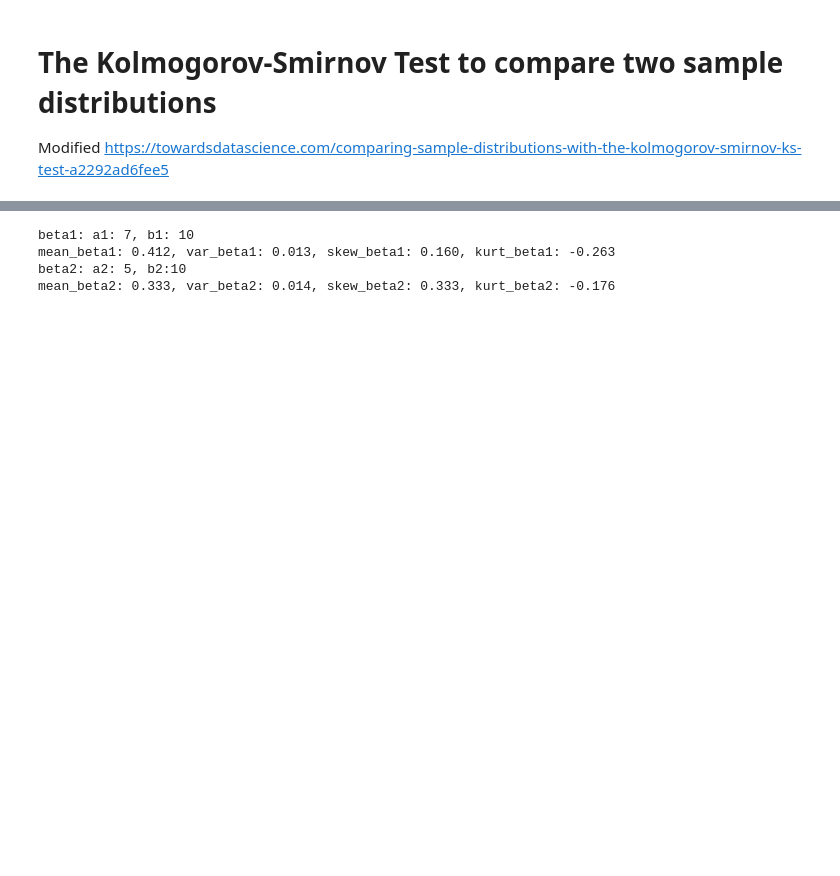
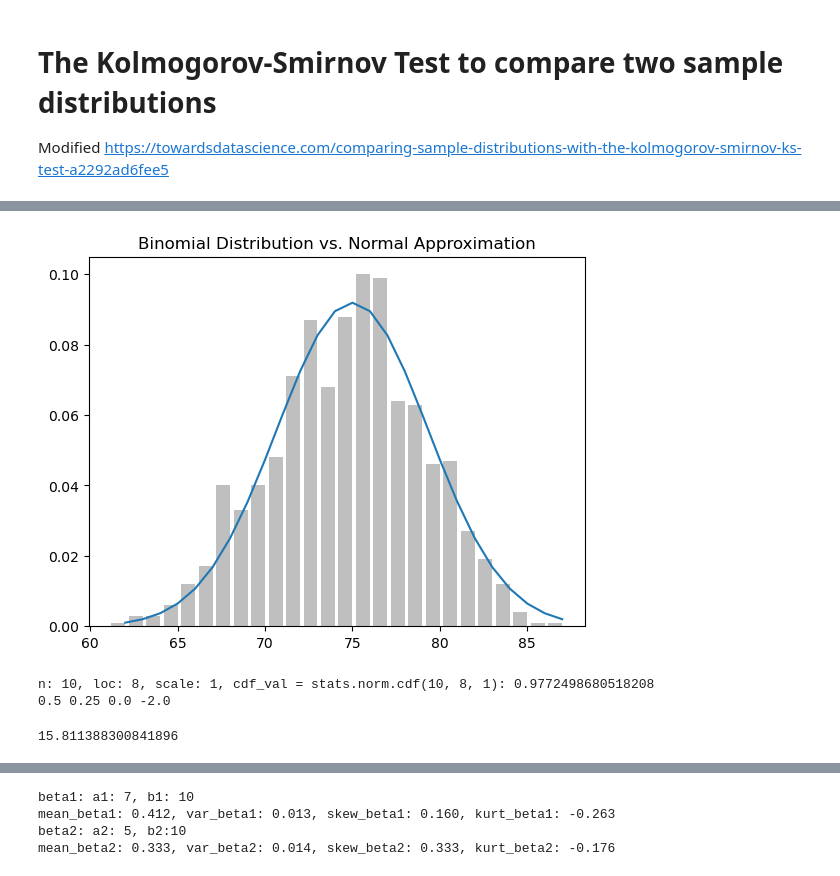
Before and after one commit to zatserkl/KolmogorovSmirnov, a Jupyter notebook: Kolmogorov-Smirnov.ipynb, the cells around one changed output, grey strips where cells are left out. Drawn from its saved outputs; the diff is of its cells as text; code cells hidden in the pictures; blank space fills up the shorter version.

```diff
--- a/Kolmogorov-Smirnov.ipynb
+++ b/Kolmogorov-Smirnov.ipynb
@@ -15,0 +67,17 @@ import matplotlib.pyplot as plt
+# %%
+# Scratch from the book Data Science from Scratch
+
+import random
+
+extreme_value_count = 0
+
+for _ in range(1000):
+    num_heads = sum(1 if random.random() < 0.5 else 0 for _ in range(1000))  # Count # of heads in 1000 flips
+
+    if num_heads >= 530 or num_heads <= 470:                                 # count how often the # is 'extreme'
+        extreme_value_count += 1
+
+print(f'extreme_value_count: {extreme_value_count}')
+
+# p-value was 0.062 => ~62 extreme values out of 1000
+assert 59 < extreme_value_count < 65, f"{extreme_value_count}"
@@ -15,0 +361,60 @@ import matplotlib.pyplot as plt
+# %%
+# from scratch.probability
+
+import random
+
+def bernoulli_trial(p: float) -> int:
+    """Returns 1 with probability p and 0 with probability 1-p"""
+    return 1 if random.random() < p else 0
+
+def binomial(n: int, p: float) -> int:
+    """Returns the sum of n bernoulli(p) trials"""
+    return sum(bernoulli_trial(p) for _ in range(n))
+
+from collections import Counter
+
+def binomial_histogram_1(p: float, n: int, num_points: int) -> None:
+    """Picks points from a Binomial(n, p) and plots their histogram"""
+    data = [binomial(n, p) for _ in range(num_points)]
+
+    # use a bar chart to show the actual binomial samples
+    histogram = Counter(data)
+    plt.bar([x - 0.4 for x in histogram.keys()],
+            [v / num_points for v in histogram.values()],
+            0.8,
+            color='0.75')
+
+    mu = p * n
+    sigma = math.sqrt(n * p * (1 - p))
+
+    # use a line chart to show the normal approximation
+    xs = range(min(data), max(data) + 1)
+    ys = [normal_cdf(i + 0.5, mu, sigma) - normal_cdf(i - 0.5, mu, sigma)
+          for i in xs]
+    plt.plot(xs,ys)
+    plt.title("Binomial Distribution vs. Normal Approximation")
+#     plt.show()
+
+# probability.binomial_histogram(0.75, 100, 1000)
+binomial_histogram_1(0.75, 100, 1000)
+# %% [output]
+[figure, added]
+# %%
+# Plot Bernulli CDF
+
+n = 10
+loc = 8
+scale = 1
+cdf_val = stats.norm.cdf(n, loc, scale)
+print(f'n: {n}, loc: {loc}, scale: {scale}, cdf_val = stats.norm.cdf({n}, {loc}, {scale}): {cdf_val}')
+
+p = 0.5
+bernoulli_mean, bernoulli_var, bernoulli_skew, bernoulli_kurt = stats.bernoulli.stats(p, moments='mvsk')
+print(bernoulli_mean, bernoulli_var, bernoulli_skew, bernoulli_kurt)
+# %% [output]
+n: 10, loc: 8, scale: 1, cdf_val = stats.norm.cdf(10, 8, 1): 0.9772498680518208
+0.5 0.25 0.0 -2.0
+# %%
+math.sqrt(1000 * 0.5 * (1 - 0.5))
+# %% [output]
+15.811388300841896
```
Also changed, not shown: parts of 37 cells of this notebook.
